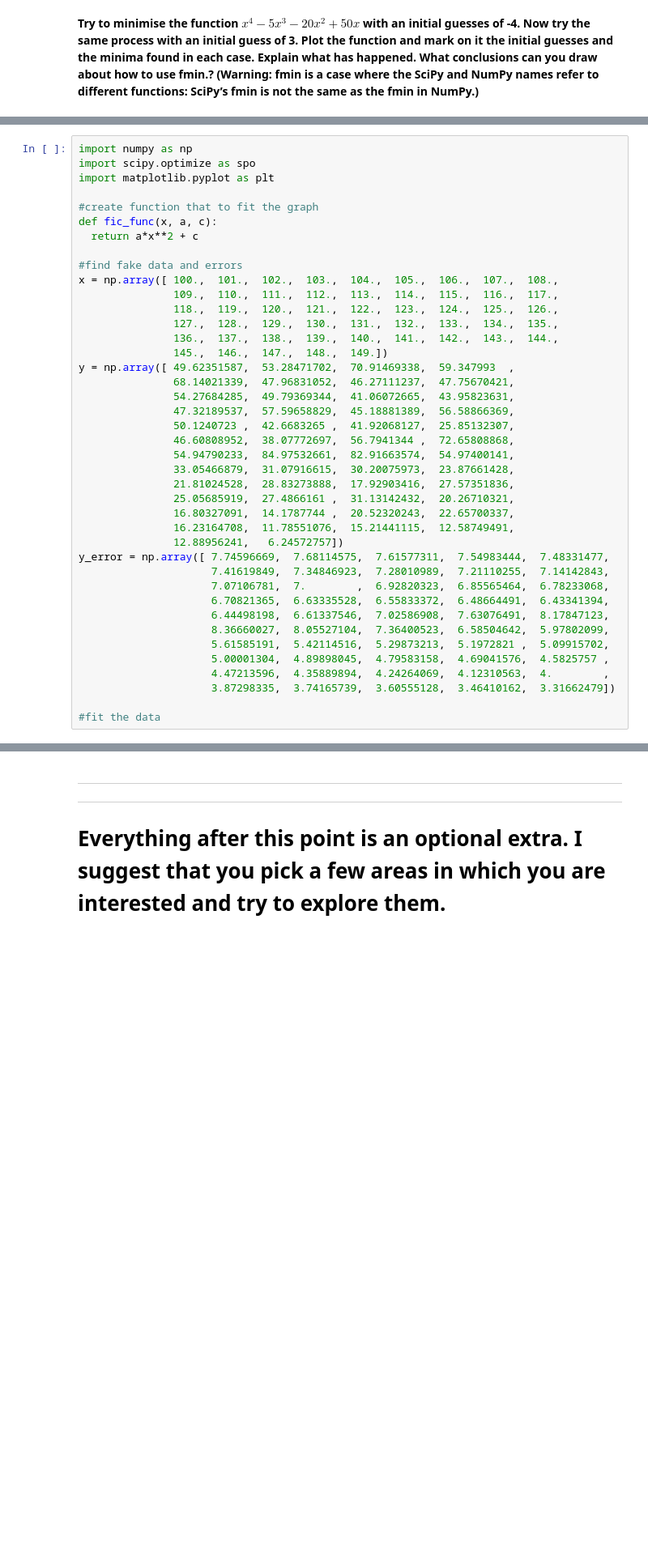
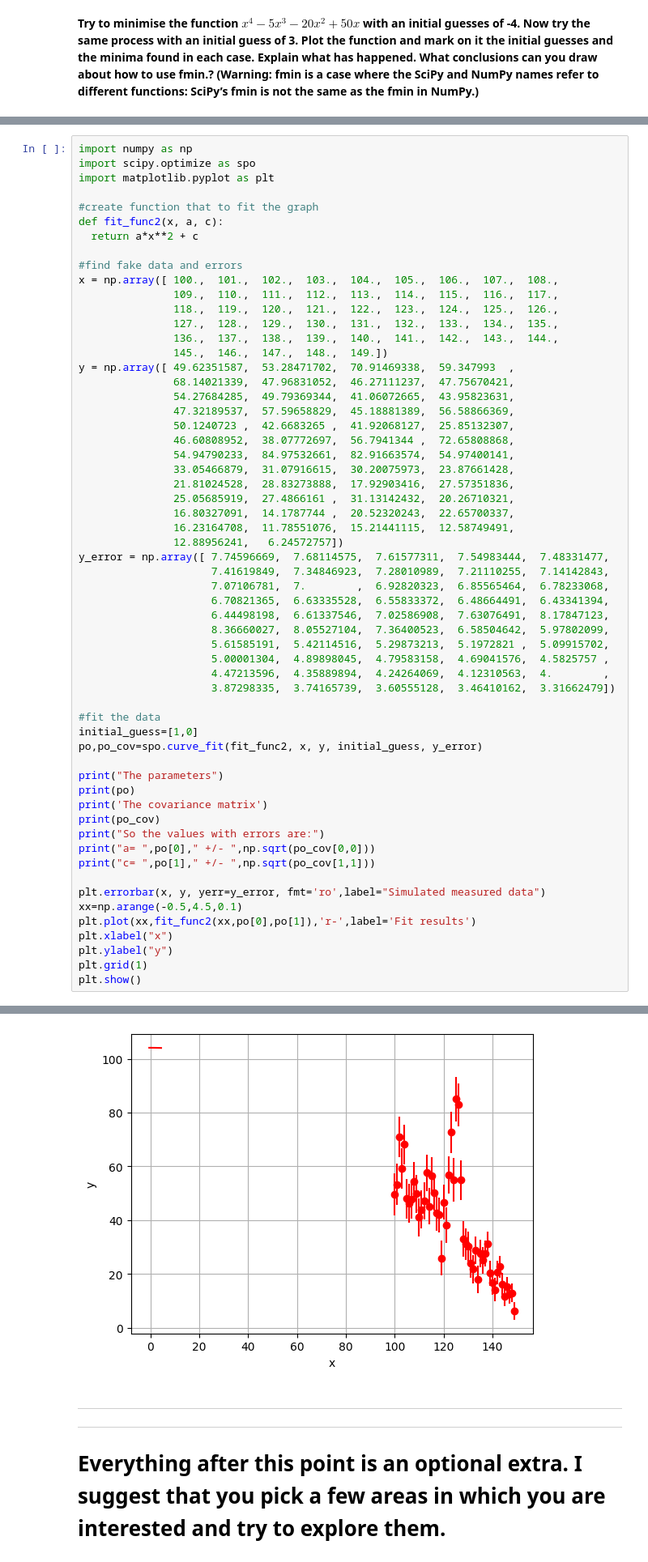
Before and after one commit to AFreeSeagul/IC-GSS-Python, a Jupyter notebook: notebooks/matplotlib.ipynb, the cells around one changed output, grey strips where cells are left out. Shown at 81% size. Cells and saved outputs as stored; diff of their text form; blank space fills up the shorter version.

```diff
--- a/notebooks/matplotlib.ipynb
+++ b/notebooks/matplotlib.ipynb
@@ -615,7 +635,7 @@ import scipy.optimize as spo
 import matplotlib.pyplot as plt
 
 #create function that to fit the graph
-def fic_func(x, a, c):
+def fit_func2(x, a, c):
   return a*x**2 + c
 
 #find fake data and errors
@@ -650,3 +670,22 @@ y_error = np.array([ 7.74596669,  7.68114575,  7.61577311,  7.54983444,  7.48331
                      3.87298335,  3.74165739,  3.60555128,  3.46410162,  3.31662479])
 
 #fit the data
+initial_guess=[1,0]
+po,po_cov=spo.curve_fit(fit_func2, x, y, initial_guess, y_error)
+
+print("The parameters")
+print(po)
+print('The covariance matrix')
+print(po_cov)
+print("So the values with errors are:")
+print("a= ",po[0]," +/- ",np.sqrt(po_cov[0,0]))
+print("c= ",po[1]," +/- ",np.sqrt(po_cov[1,1]))
+
+plt.errorbar(x, y, yerr=y_error, fmt='ro',label="Simulated measured data")
+xx=np.arange(-0.5,4.5,0.1)
+plt.plot(xx,fit_func2(xx,po[0],po[1]),'r-',label='Fit results')
+plt.xlabel("x")
+plt.ylabel("y")
+plt.grid(1)
+plt.show()
+# %% [output]
@@ -653,3 +700,4 @@ y_error = np.array([ 7.74596669,  7.68114575,  7.61577311,  7.54983444,  7.48331
+[figure, added]
 # %% [markdown]
 ---
 ---
```
Also changed, not shown: parts of 2 cells of this notebook.
